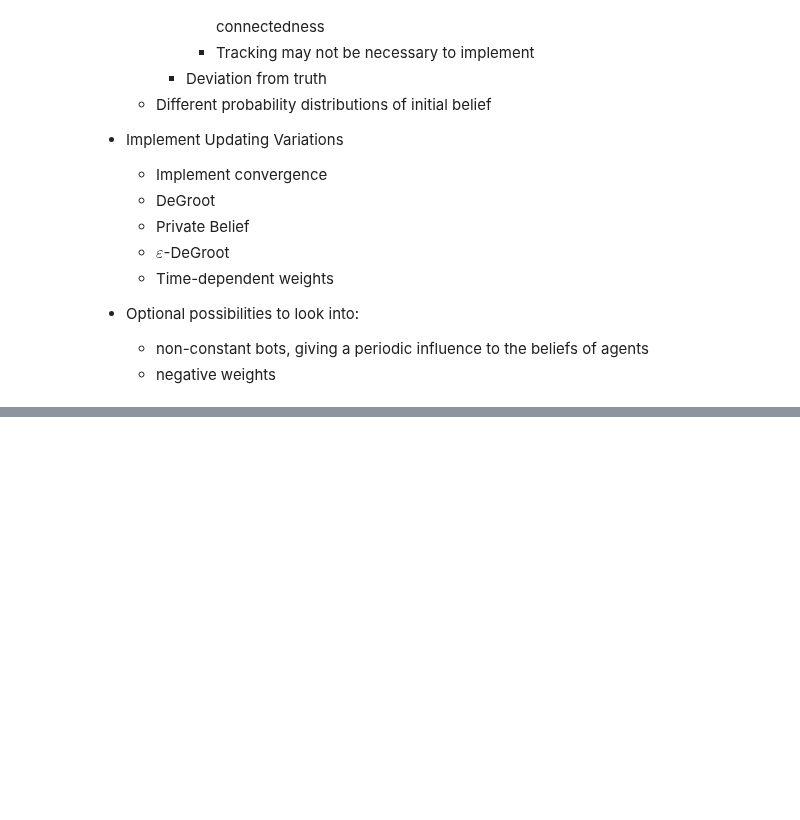
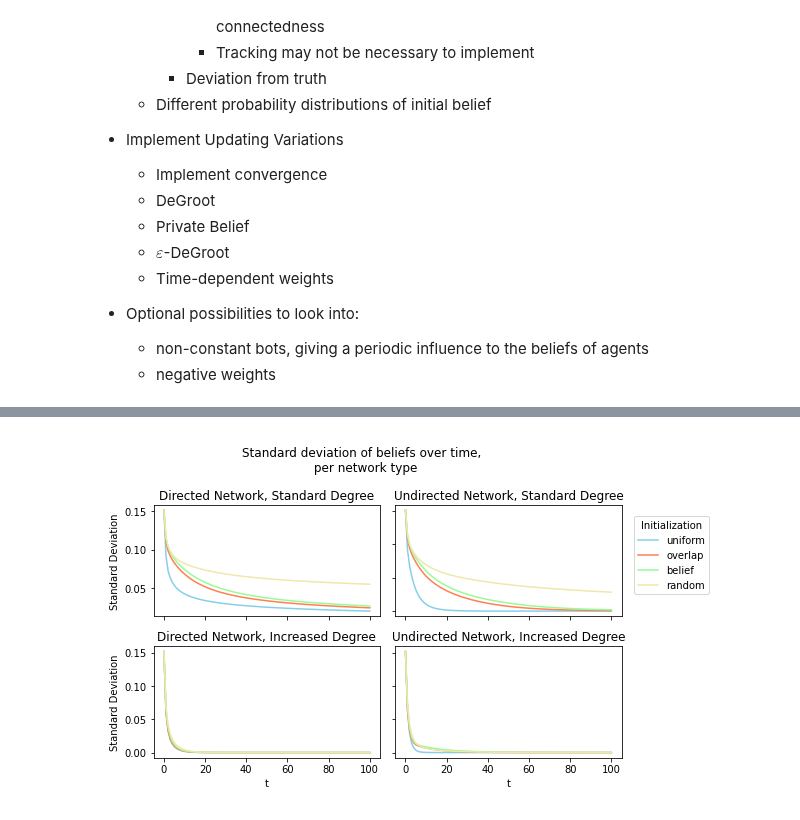
Before and after one commit to RomanOort/BScThesis, a Jupyter notebook: Networks.ipynb, the cells around one changed output, grey strips where cells are left out. Saved outputs shown, nothing was run; the diff lists cells and outputs as text; code cells hidden in the pictures; blank space fills up the shorter version.

```diff
--- a/Networks.ipynb
+++ b/Networks.ipynb
@@ -2328,0 +2803,5 @@ NetworkVar = Network(n_agents=10, increase_degree=False, directed=False,
+# %%
+from IPython.display import Image
+Image(filename=IMAGE_PATH+'ConvergenceComparison.png')
+# %% [output]
+[figure, added]
```
Also changed, not shown: parts of 10 cells of this notebook.
